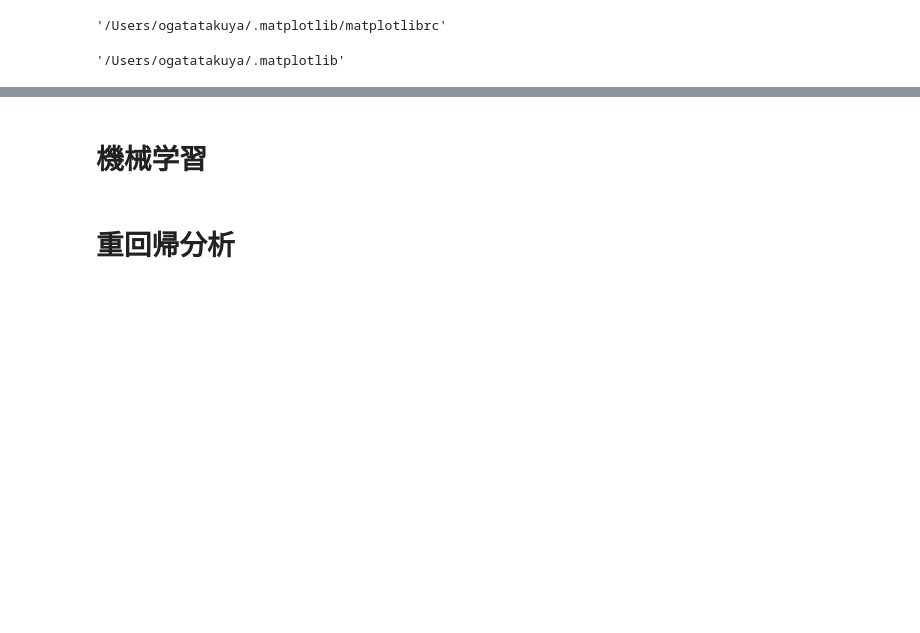
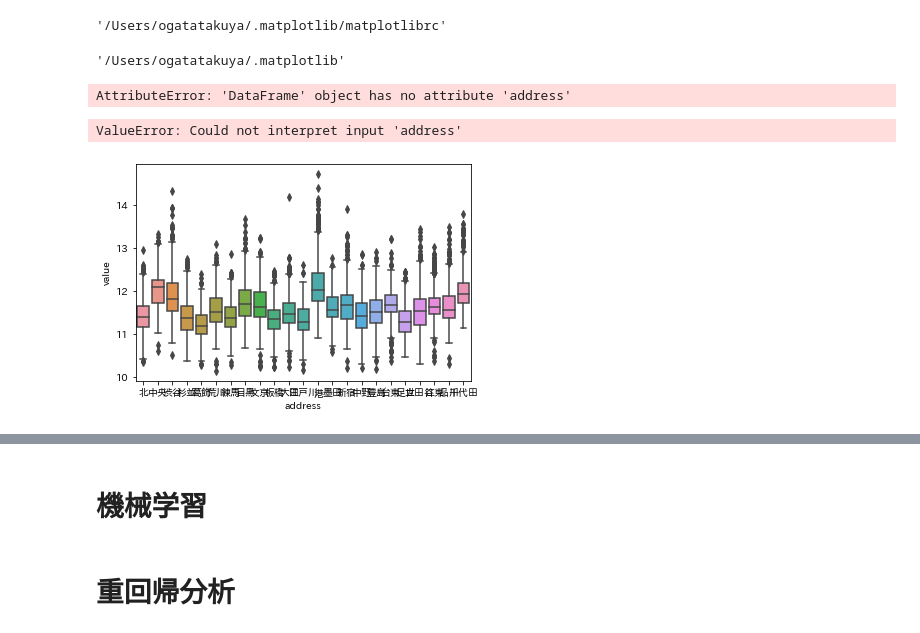
Before and after one commit to kyouyap/signate, a Jupyter notebook: part1.ipynb, the cells around one changed output, grey strips where cells are left out. Cells and saved outputs as stored; diff of their text form; code cells hidden in the pictures; blank space fills up the shorter version.

```diff
--- a/part1.ipynb
+++ b/part1.ipynb
@@ -818,6 +893,6 @@ nullcol=df.isnull().any(axis=1).map(lambda x:1 if x==True else 0)
 # %%
-# lat=df.lat
-# lng=df.lng
+lat=df.lat
+lng=df.lng
 bid=df.id
 # access
 # address1
@@ -895,15 +952,22 @@ list(nearstation.columns)
 # %%
-df_tofile=pd.concat([bid,access.access0,address1,years,lat,lng,room,L,D,S,bfloor1,bfloor2,bfloor3,width,architect,direction,ih,wm,pa,air,rp,flooring,bal,loft,sn,sharetoilet,separatebath,nearstation,se], axis=1)
+# df_tofile=pd.concat([bid,access.access0,address1,years,lat,lng,room,L,D,S,bfloor1,bfloor2,bfloor3,width,architect,direction,ih,wm,pa,air,rp,flooring,bal,loft,sn,sharetoilet,separatebath,nearstation,se], axis=1)
+# df_tofile=pd.merge(df_tofile, train[["id","賃料"]], how='outer', on='id')
+# df_tofile.columns=["id","access","address","years","lat","lng","room","L","D","S","bfloor","height","floordif","width","architect","direction","ih","wm","pa","air","rp","flooring","bal","loft","sn","sharetoilet","separatebath"]+list(nearstation.columns)+list(se.columns)+["value"]
+
+df_tofile=pd.concat([bid,access.access0,years,lat,lng,room,L,D,S,bfloor1,bfloor2,bfloor3,width,architect,direction,wm,pa,air,rp,flooring,bal,loft,sn,ki], axis=1)
 df_tofile=pd.merge(df_tofile, train[["id","賃料"]], how='outer', on='id')
-df_tofile.columns=["id","access","address","years","lat","lng","room","L","D","S","bfloor","height","floordif","width","architect","direction","ih","wm","pa","air","rp","flooring","bal","loft","sn","sharetoilet","separatebath"]+list(nearstation.columns)+list(se.columns)+["value"]
+df_tofile.columns=["id","access","years","lat","lng","room","L","D","S","bfloor","height","floordif","width","architect","direction","wm","pa","air","rp","flooring","bal","loft","sn",]+list(ki.columns)+["value"]
+
+
 # df_tofile=df_tofile.drop(["L","D","ih"],axis=1)
 df_tofile=df_tofile.drop("id",axis=1)
 # df_tofile=df_tofile.drop(df_tofile.index[30539])
 df_tofile=df_tofile.drop(df_tofile.index[20926])
 df_tofile=df_tofile.drop(df_tofile.index[20427])
 df_tofile=df_tofile.drop(df_tofile.index[20231])
+df_tofile=df_tofile.drop(df_tofile.index[7491])
 df_tofile=df_tofile.drop(df_tofile.index[5775])
 # df_tofile=df_tofile.drop(df_tofile.index[5093])
 import warnings
 warnings.filterwarnings('ignore')
-from sklearn.model_selection import train_test_split, GridSearchCV
+from sklearn.model_selection import train_test_split
@@ -929,3 +974,6 @@ Name: access, Length: 62728, dtype: float64
+# %%
+df_tofile.value=np.log(df_tofile.value)
+df_tofile.width=np.log(df_tofile.width)
 # %%
 # df_tofile.to_csv('alldata.csv', sep = '\t',encoding='utf-16')
 # df_tofile[df_tofile.years>100].index
@@ -960,9 +1008,15 @@ plt.rcParams['font.family'] = 'IPAexGothic'
 # %%
 df=df_tofile
 # %%
-# df.address1.value_counts().plot(kind="bar",color="blue")
+df.address.value_counts().plot(kind="bar",color="blue")
+# %% [output]
+AttributeError: 'DataFrame' object has no attribute 'address'
 # %%
-# sns.boxplot(x="address1", y="value", data=df);
+sns.boxplot(x="address", y="value", data=df);
+# %% [output]
+ValueError: Could not interpret input 'address'
 # %%
-# sns.boxplot(x="address1", y="value", data=df[df.value<400000]);
+sns.boxplot(x="address", y="value", data=df[df.value<400000]);
+# %% [output]
+[figure, added]
 # %%
```
Also changed, not shown: parts of 41 cells of this notebook, 5 other files.
